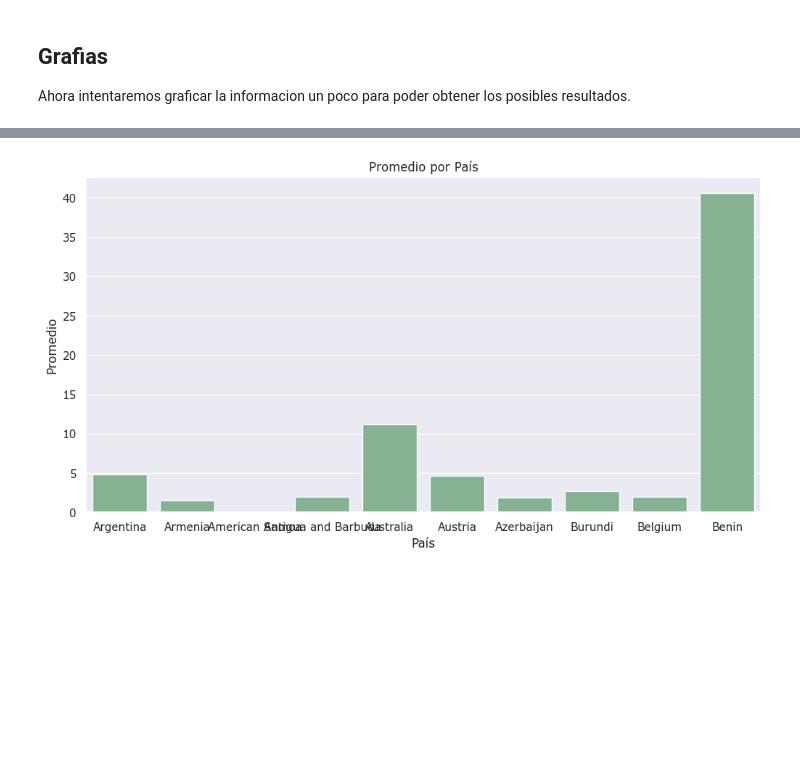
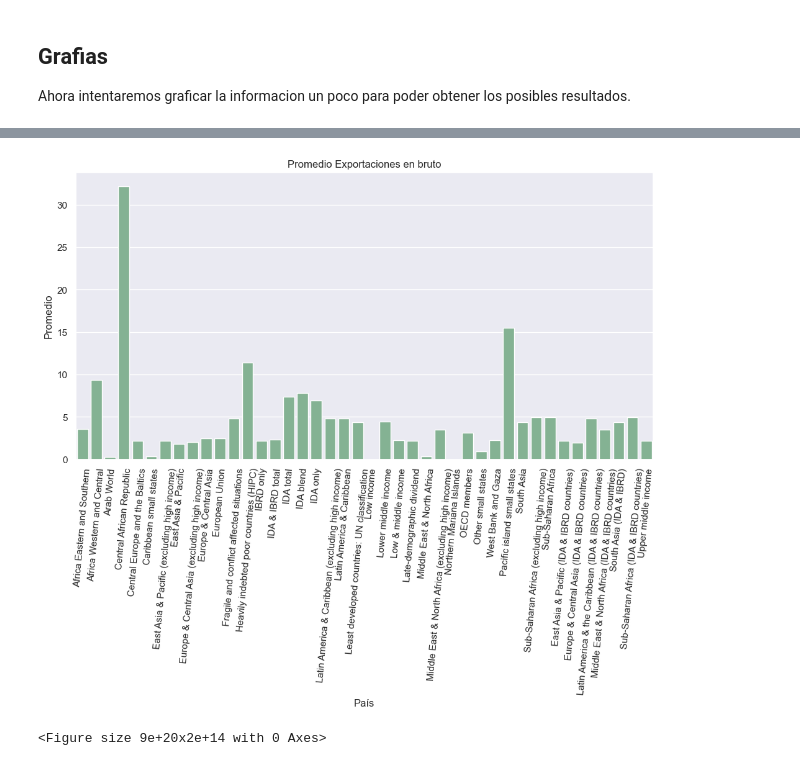
Before and after one commit to The-greenpanter/HenryDataPT10, a Jupyter notebook: CambioCliamticoImpactoAgricola/Analisisdedatos.ipynb, the cells around one changed output, grey strips where cells are left out. Saved outputs shown, nothing was run; the diff lists cells and outputs as text; code cells hidden in the pictures; blank space fills up the shorter version.

```diff
--- a/CambioCliamticoImpactoAgricola/Analisisdedatos.ipynb
+++ b/CambioCliamticoImpactoAgricola/Analisisdedatos.ipynb
@@ -495,12 +523,16 @@ Ahora intentaremos graficar la informacion un poco para poder obtener los posibl
 # %%
 import seaborn as sns
 import matplotlib.pyplot as plt
 plt.figure(figsize=(12,6))
-sns.set_theme(style="darkgrid",palette='crest',font="Verdana",font_scale=1)
-sns.barplot(x=df_columnas_numericas["Pais"].iloc[9:19], y=df_columnas_numericas["Promedio"].iloc[9:19])
-plt.title('Promedio por País')
+sns.set_theme(style="darkgrid",palette='crest',font="Arial",font_scale=1)
+sns.barplot(x=df_columnas_numericas[df_columnas_numericas["Pais"].isin(lista_regiones)]["Pais"], y=df_columnas_numericas["Promedio"])
+# sns.barplot(x=df_columnas_numericas["Pais"].iloc[9:19], y=df_columnas_numericas["Promedio"].iloc[9:19])
+plt.title('Promedio Exportaciones en bruto')
+plt.xticks(rotation=85)
 plt.xlabel('País')
 plt.ylabel("Promedio")
+plt.figure(figsize=(9000000000000000000, 2000000000000)) # Tamaño en pulgadas (ancho, alto)
 plt.show()
 # %% [output]
-[figure, old version]
+[figure, new version]
+<Figure size 9e+20x2e+14 with 0 Axes>
```
Also changed, not shown: parts of 5 cells of this notebook.
